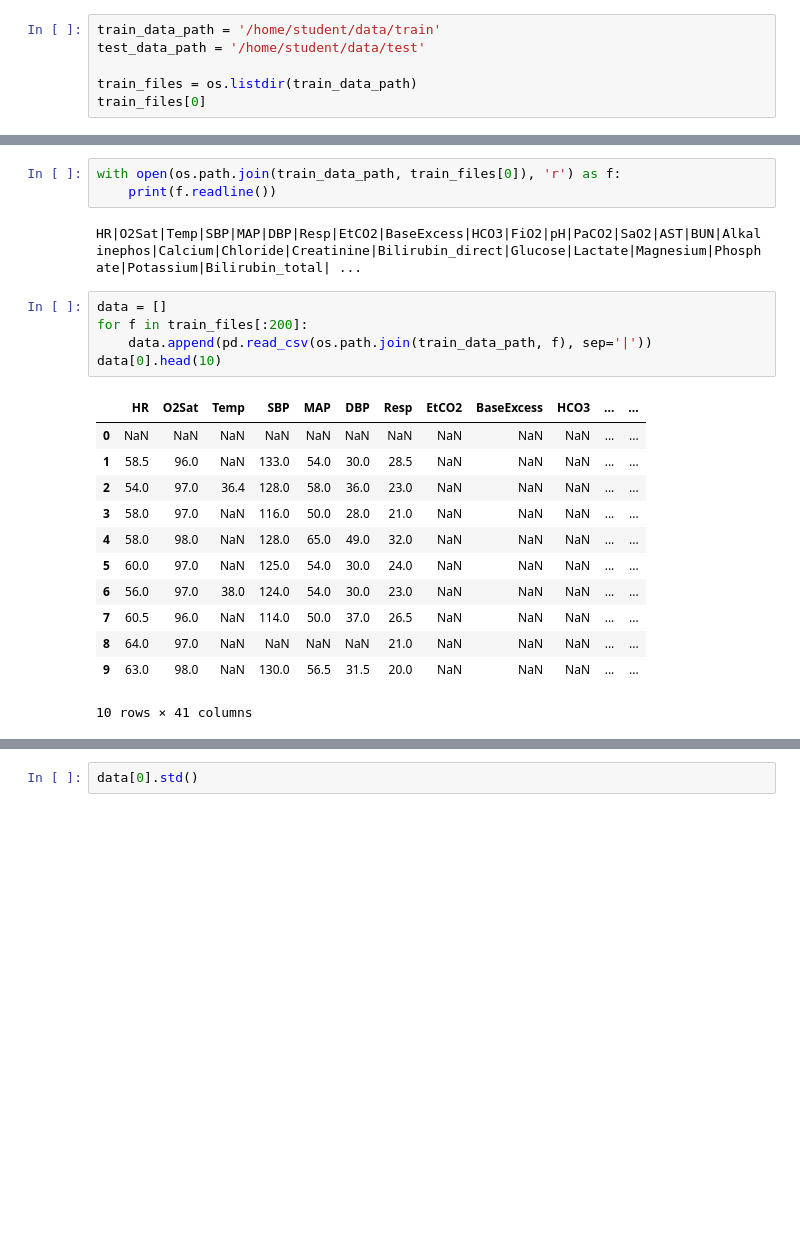
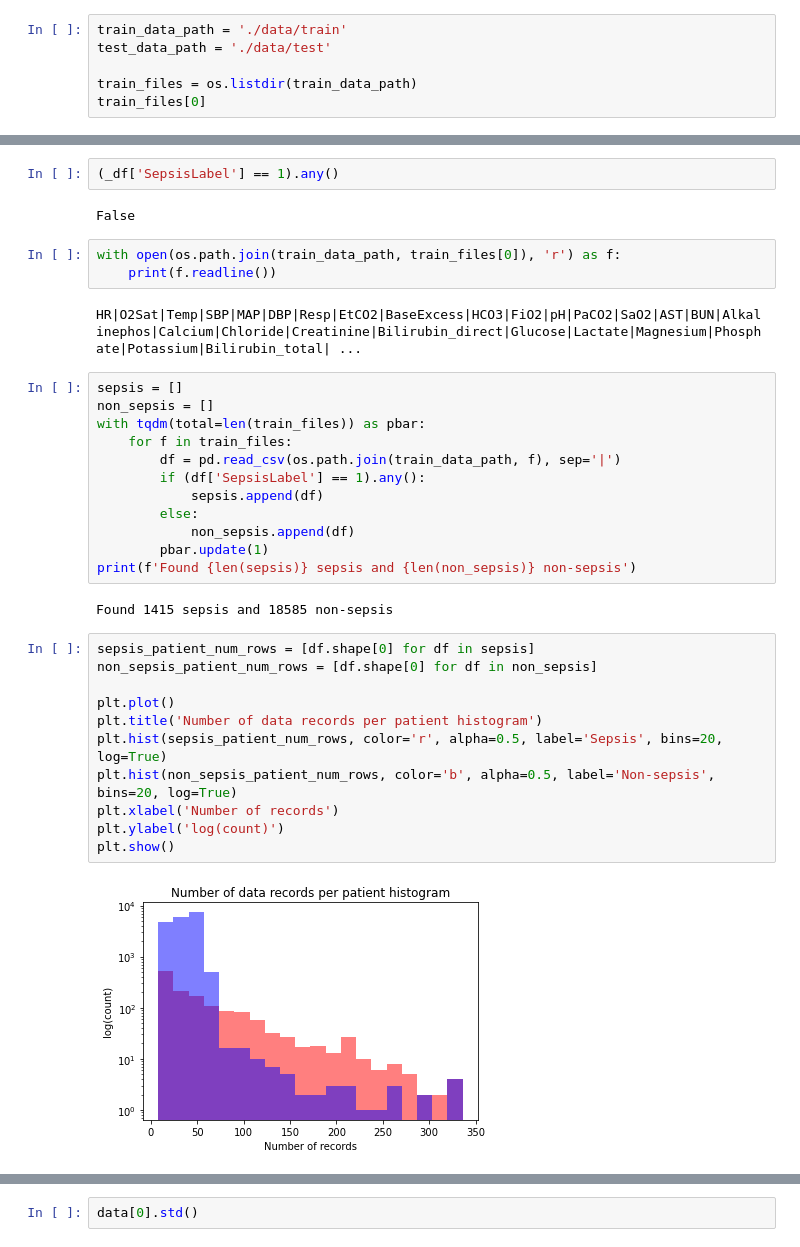
Before and after one commit to snirlugassy/sepsis_early_detection, a Jupyter notebook: hw1_eda.ipynb, the cells around one changed output, grey strips where cells are left out. Drawn from its saved outputs; the diff is of its cells as text; blank space fills up the shorter version.

```diff
--- a/hw1_eda.ipynb
+++ b/hw1_eda.ipynb
@@ -7,6 +8,6 @@ import torch
 # %%
-train_data_path = '/home/student/data/train'
-test_data_path = '/home/student/data/test'
+train_data_path = './data/train'
+test_data_path = './data/test'
 
 train_files = os.listdir(train_data_path)
 train_files[0]
@@ -15,23 +51,36 @@ train_files[0]
+# %%
+(_df['SepsisLabel'] == 1).any()
+# %% [output]
+False
 # %%
 with open(os.path.join(train_data_path, train_files[0]), 'r') as f:
     print(f.readline())
 # %% [output]
 HR|O2Sat|Temp|SBP|MAP|DBP|Resp|EtCO2|BaseExcess|HCO3|FiO2|pH|PaCO2|SaO2|AST|BUN|Alkalinephos|Calcium|Chloride|Creatinine|Bilirubin_direct|Glucose|Lactate|Magnesium|Phosphate|Potassium|Bilirubin_total| ...
-# %%
-data = []
-for f in train_files[:200]:
-    data.append(pd.read_csv(os.path.join(train_data_path, f), sep='|'))
-data[0].head(10)
-# %% [output]
-|  | HR | O2Sat | Temp | SBP | MAP | DBP | Resp | EtCO2 | BaseExcess | HCO3 | ... | ... |
-| 0 | NaN | NaN | NaN | NaN | NaN | NaN | NaN | NaN | NaN | NaN | ... | ... |
-| 1 | 58.5 | 96.0 | NaN | 133.0 | 54.0 | 30.0 | 28.5 | NaN | NaN | NaN | ... | ... |
-| 2 | 54.0 | 97.0 | 36.4 | 128.0 | 58.0 | 36.0 | 23.0 | NaN | NaN | NaN | ... | ... |
-| 3 | 58.0 | 97.0 | NaN | 116.0 | 50.0 | 28.0 | 21.0 | NaN | NaN | NaN | ... | ... |
-| 4 | 58.0 | 98.0 | NaN | 128.0 | 65.0 | 49.0 | 32.0 | NaN | NaN | NaN | ... | ... |
-| 5 | 60.0 | 97.0 | NaN | 125.0 | 54.0 | 30.0 | 24.0 | NaN | NaN | NaN | ... | ... |
-| 6 | 56.0 | 97.0 | 38.0 | 124.0 | 54.0 | 30.0 | 23.0 | NaN | NaN | NaN | ... | ... |
-| 7 | 60.5 | 96.0 | NaN | 114.0 | 50.0 | 37.0 | 26.5 | NaN | NaN | NaN | ... | ... |
-| 8 | 64.0 | 97.0 | NaN | NaN | NaN | NaN | 21.0 | NaN | NaN | NaN | ... | ... |
-| 9 | 63.0 | 98.0 | NaN | 130.0 | 56.5 | 31.5 | 20.0 | NaN | NaN | NaN | ... | ... |
-10 rows × 41 columns
+# %%
+sepsis = []
+non_sepsis = []
+with tqdm(total=len(train_files)) as pbar:
+    for f in train_files:
+        df = pd.read_csv(os.path.join(train_data_path, f), sep='|')
+        if (df['SepsisLabel'] == 1).any():
+            sepsis.append(df)
+        else:
+            non_sepsis.append(df)
+        pbar.update(1)
+print(f'Found {len(sepsis)} sepsis and {len(non_sepsis)} non-sepsis')
+# %% [output]
+Found 1415 sepsis and 18585 non-sepsis
+# %%
+sepsis_patient_num_rows = [df.shape[0] for df in sepsis]
+non_sepsis_patient_num_rows = [df.shape[0] for df in non_sepsis]
+
+plt.plot()
+plt.title('Number of data records per patient histogram')
+plt.hist(sepsis_patient_num_rows, color='r', alpha=0.5, label='Sepsis', bins=20, log=True)
+plt.hist(non_sepsis_patient_num_rows, color='b', alpha=0.5, label='Non-sepsis', bins=20, log=True)
+plt.xlabel('Number of records')
+plt.ylabel('log(count)')
+plt.show()
+# %% [output]
+[figure, added]
```
Also changed, not shown: parts of 18 cells of this notebook, 6 other files.
